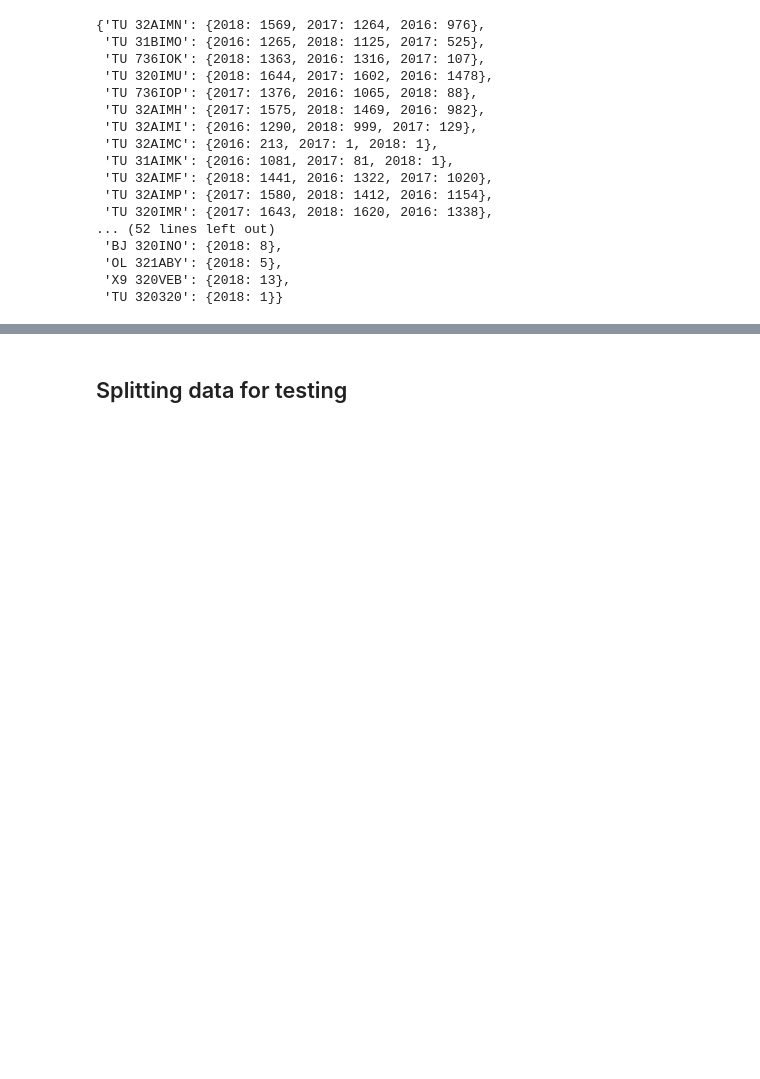
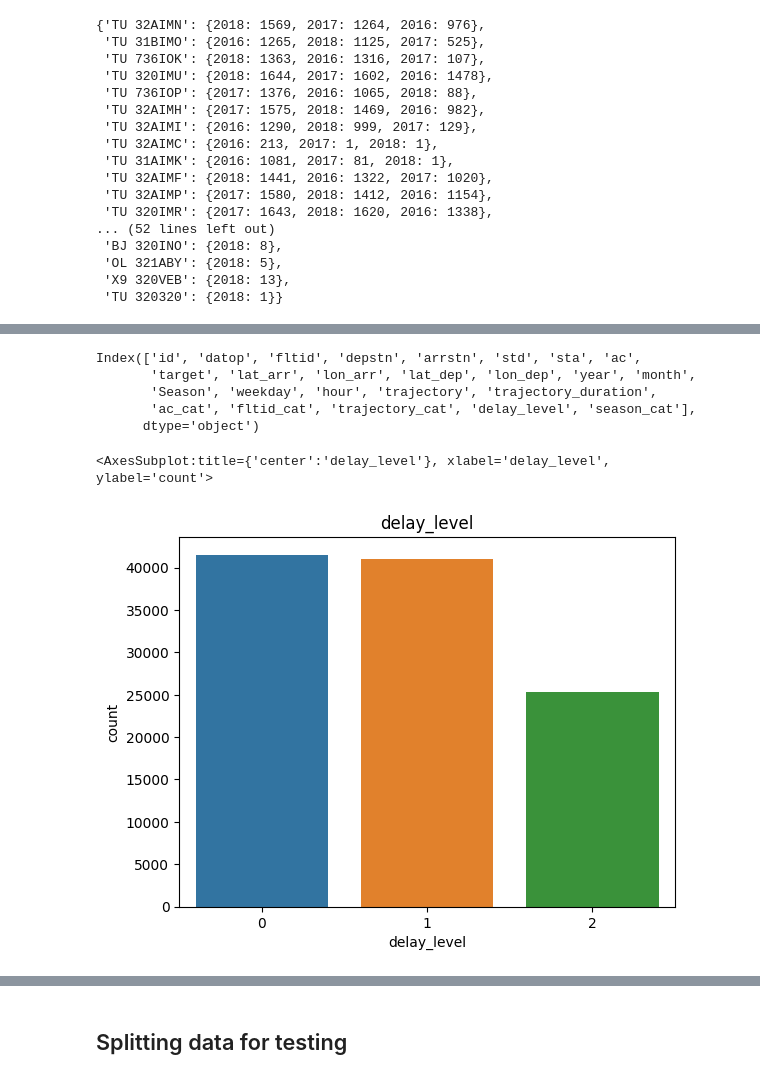
Before and after one commit to edierik/ml_project_flight_delay, a Jupyter notebook: EDA_Modeling_Flight_Delay.ipynb, the cells around one changed output, grey strips where cells are left out. Saved outputs shown, nothing was run; the diff lists cells and outputs as text; code cells hidden in the pictures; blank space fills up the shorter version.

```diff
--- a/EDA_Modeling_Flight_Delay.ipynb
+++ b/EDA_Modeling_Flight_Delay.ipynb
@@ -708,0 +751,12 @@ df.head(1)
+# %%
+df.columns
+# %% [output]
+Index(['id', 'datop', 'fltid', 'depstn', 'arrstn', 'std', 'sta', 'ac',
+       'target', 'lat_arr', 'lon_arr', 'lat_dep', 'lon_dep', 'year', 'month',
+       'Season', 'weekday', 'hour', 'trajectory', 'trajectory_duration',
+       'ac_cat', 'fltid_cat', 'trajectory_cat', 'delay_level', 'season_cat'],
+      dtype='object')
+# %%
+df_log=df[['depstn', 'arrstn', 'year', 'month',
+       'season_cat', 'weekday', 'hour',
+       'ac_cat', 'fltid_cat', 'trajectory_cat', 'delay_level']]
@@ -708,0 +771,7 @@ df.head(1)
+# %%
+# Plotting the target variable
+plt.title('delay_level')
+sns.countplot(x=df_log.delay_level)
+# %% [output]
+<AxesSubplot:title={'center':'delay_level'}, xlabel='delay_level', ylabel='count'>
+[figure, added]
```
Also changed, not shown: parts of 20 cells of this notebook.
